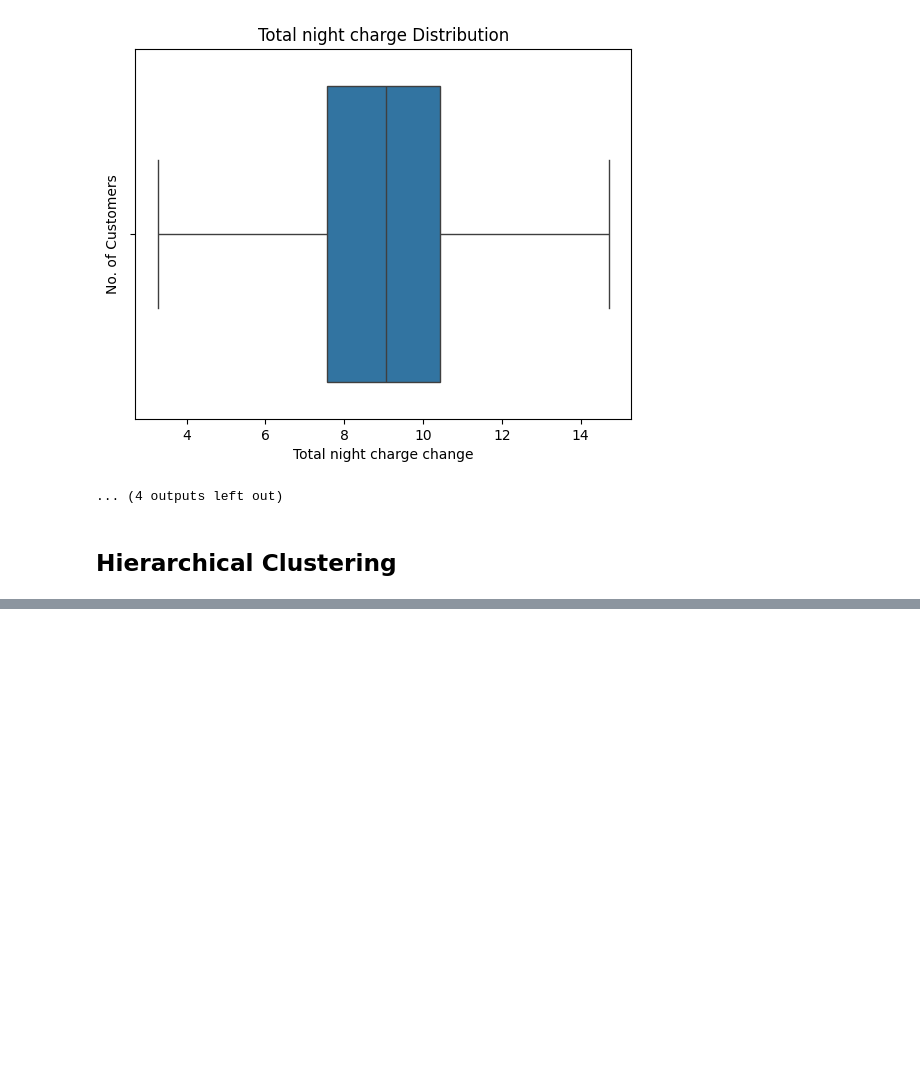
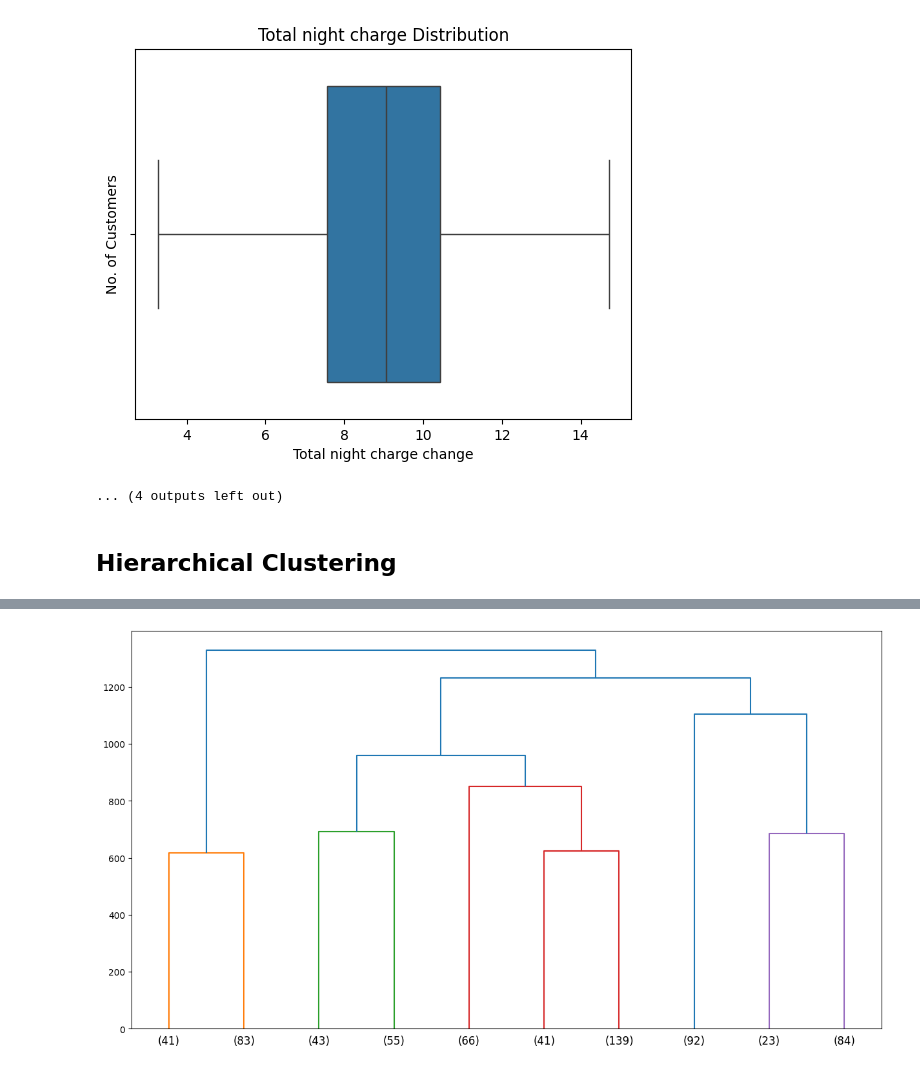
Before and after one commit to NikitaaArora/Ineuron, a Jupyter notebook: ML/Clustering/clustering_Teldata.ipynb, the cells around one changed output, grey strips where cells are left out. Cells and saved outputs as stored; diff of their text form; code cells hidden in the pictures; blank space fills up the shorter version.

```diff
--- a/ML/Clustering/clustering_Teldata.ipynb
+++ b/ML/Clustering/clustering_Teldata.ipynb
@@ -216,0 +349,5 @@ def remove_outlier(col):
+# %%
+plt.figure(figsize=(15,8))
+dendrogram(wardlink, truncate_mode='lastp',p=10);
+# %% [output]
+[figure, added]
```
Also changed, not shown: parts of 25 cells of this notebook, 1 other file.
